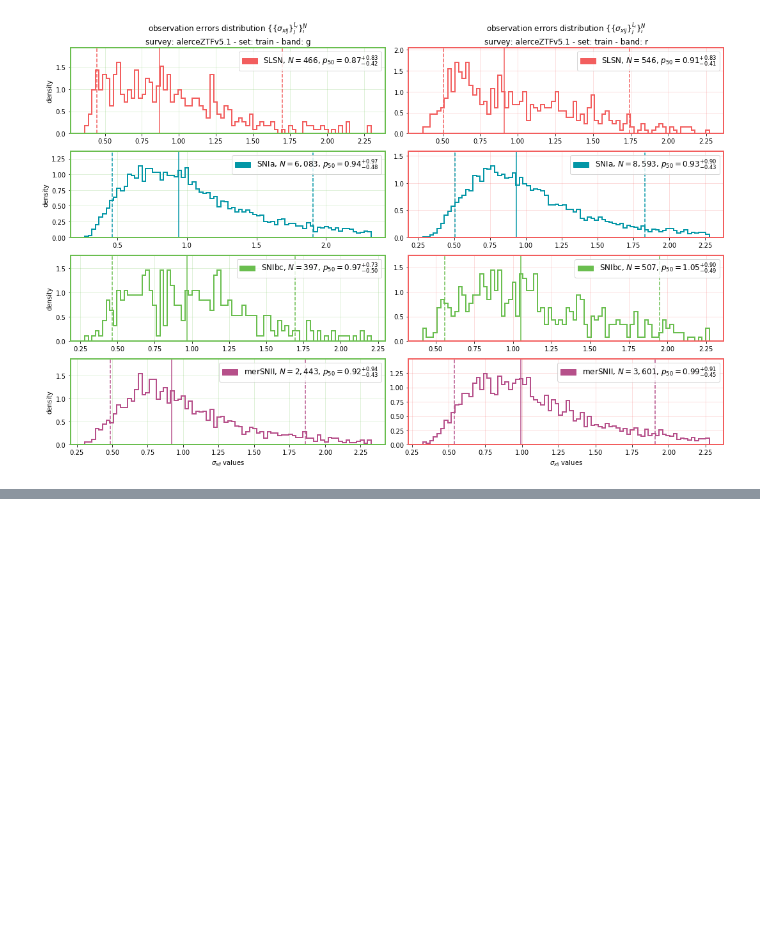
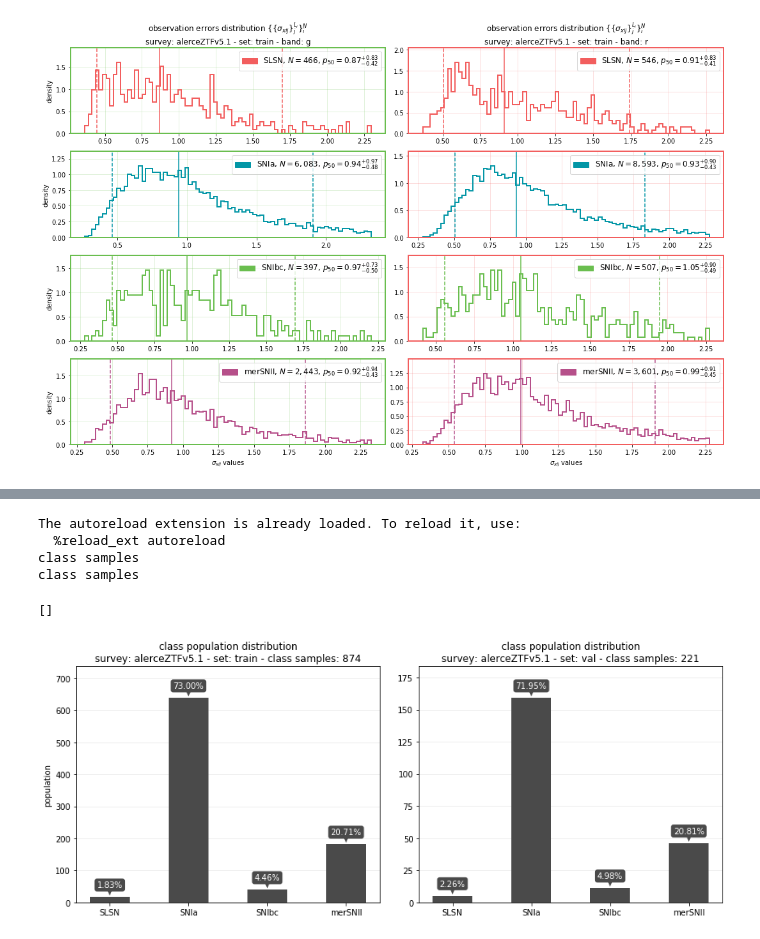
Before and after one commit to oscarpimentel/astro-lightcurves-handler, a Jupyter notebook: experiments/notebooks/raw_to_split_dataset.ipynb, the cells around one changed output, grey strips where cells are left out. Drawn from its saved outputs; the diff is of its cells as text; code cells hidden in the pictures; blank space fills up the shorter version.

```diff
--- a/experiments/notebooks/raw_to_split_dataset.ipynb
+++ b/experiments/notebooks/raw_to_split_dataset.ipynb
@@ -174,31 +174,38 @@ The autoreload extension is already loaded. To reload it, use:
 # %%
 %load_ext autoreload
 %autoreload 2
 import matplotlib.pyplot as plt
-import flamingchoripan.cutePlots.colors as cc
+import flamingchoripan.cuteplots.colors as cc
 
 figsize = (12,5)
 fig, axs = plt.subplots(1, 2, figsize=figsize)
-for ks,set_name in enumerate(['train', 'val']):
+for ks,lcset_name in enumerate(['train', 'val']):
     ax = axs[ks]
-    lcset = lcdataset.get(set_name)
+    lcset = lcdataset[lcset_name]
     lcobj_classes = lcset.get_lcobj_classes()
     to_plot = {'class samples':lcobj_classes}
     title = 'class population distribution\n'
-    title += f'survey: {lcset.survey} - set: {set_name} - class samples: {len(lcobj_classes):,}'
+    title += f'survey: {lcset.survey} - set: {lcset_name} - class samples: {len(lcobj_classes):,}'
     plt_kwargs = {
         'fig':fig,
         'ax':ax,
         'ylabel':'' if ks>0 else None,
         'legend_ncol':len(lcset.band_names),
         'title':title,
         'cmap':cc.colorlist_to_cmap([cc.NICE_COLORS_DICT['nice_gray']]),
         'uses_log_scale':0,
     }
     fig, ax = cplots.plot_hist_labels(to_plot, lcset.class_names, **plt_kwargs)
 
 fig.tight_layout()
 plt.plot()
+# %% [output]
+The autoreload extension is already loaded. To reload it, use:
+  %reload_ext autoreload
+class samples
+class samples
+[]
+[figure, added]
 # %%
 %load_ext autoreload
 %autoreload 2
```
Also changed, not shown: parts of 3 cells of this notebook, 10 other files.
